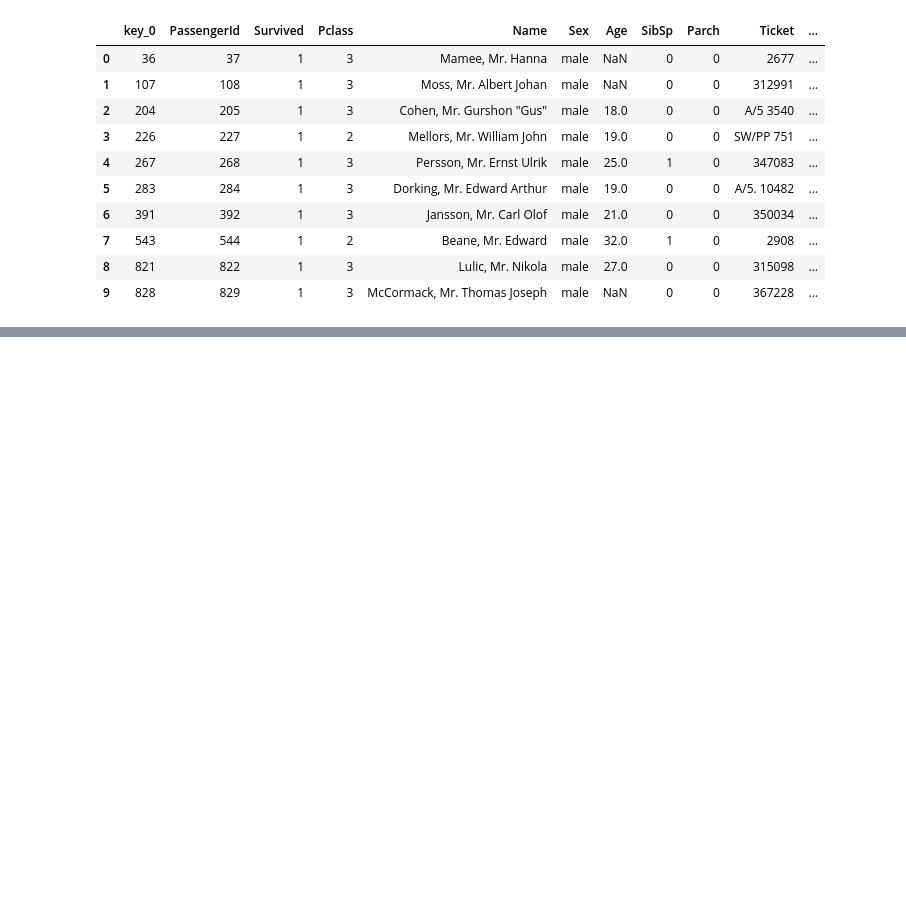
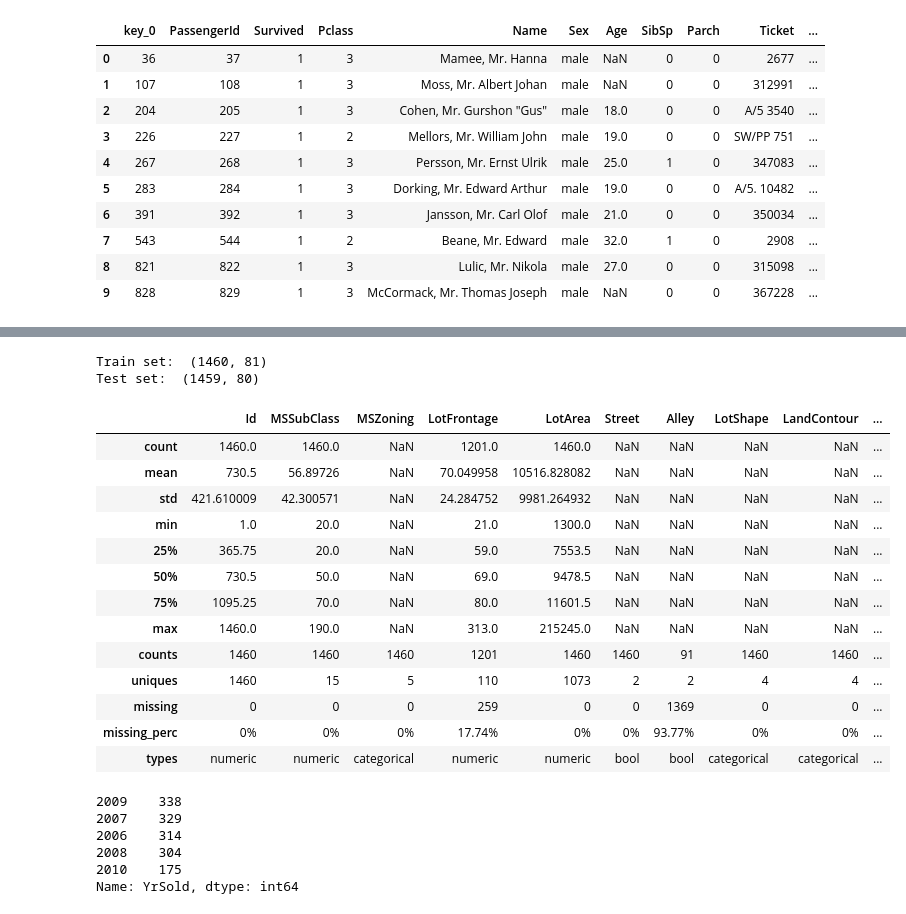
Before and after one commit to gershonc/octopus-ml, a Jupyter notebook: notebooks/octopus_showcase.ipynb, the cells around one changed output, grey strips where cells are left out. Drawn from its saved outputs; the diff is of its cells as text; code cells hidden in the pictures; blank space fills up the shorter version.

```diff
--- a/notebooks/octopus_showcase.ipynb
+++ b/notebooks/octopus_showcase.ipynb
@@ -375,0 +383,3 @@ filter_fns_with_prediction
+# %%
+train_df = pd.read_csv ( "../datasets/Kaggle_boston_housing_train.csv")
+test_df = pd.read_csv("../datasets/Kaggle_boston_housing_test.csv")
@@ -375,0 +396,7 @@ filter_fns_with_prediction
+# %%
+# Data shape
+print ("Train set: ",train_df.shape)
+print ("Test set: ",test_df.shape)
+# %% [output]
+Train set:  (1460, 81)
+Test set:  (1459, 80)
@@ -375,0 +405,29 @@ filter_fns_with_prediction
+# %%
+# DataFrane Summary by pandas summary package (extension of pandas.describe method)
+from pandas_summary import DataFrameSummary
+dfs = DataFrameSummary(train_df)
+dfs.summary()
+# %% [output]
+|  | Id | MSSubClass | MSZoning | LotFrontage | LotArea | Street | Alley | LotShape | LandContour | ... |
+| count | 1460.0 | 1460.0 | NaN | 1201.0 | 1460.0 | NaN | NaN | NaN | NaN | ... |
+| mean | 730.5 | 56.89726 | NaN | 70.049958 | 10516.828082 | NaN | NaN | NaN | NaN | ... |
+| std | 421.610009 | 42.300571 | NaN | 24.284752 | 9981.264932 | NaN | NaN | NaN | NaN | ... |
+| min | 1.0 | 20.0 | NaN | 21.0 | 1300.0 | NaN | NaN | NaN | NaN | ... |
+| 25% | 365.75 | 20.0 | NaN | 59.0 | 7553.5 | NaN | NaN | NaN | NaN | ... |
+| 50% | 730.5 | 50.0 | NaN | 69.0 | 9478.5 | NaN | NaN | NaN | NaN | ... |
+| 75% | 1095.25 | 70.0 | NaN | 80.0 | 11601.5 | NaN | NaN | NaN | NaN | ... |
+| max | 1460.0 | 190.0 | NaN | 313.0 | 215245.0 | NaN | NaN | NaN | NaN | ... |
+| counts | 1460 | 1460 | 1460 | 1201 | 1460 | 1460 | 91 | 1460 | 1460 | ... |
+| uniques | 1460 | 15 | 5 | 110 | 1073 | 2 | 2 | 4 | 4 | ... |
+| missing | 0 | 0 | 0 | 259 | 0 | 0 | 1369 | 0 | 0 | ... |
+| missing_perc | 0% | 0% | 0% | 17.74% | 0% | 0% | 93.77% | 0% | 0% | ... |
+| types | numeric | numeric | categorical | numeric | numeric | bool | bool | categorical | categorical | ... |
+# %%
+train_df['YrSold'].value_counts()
+# %% [output]
+2009    338
+2007    329
+2006    314
+2008    304
+2010    175
+Name: YrSold, dtype: int64
```
Also changed, not shown: parts of 39 cells of this notebook, 5 other files.
